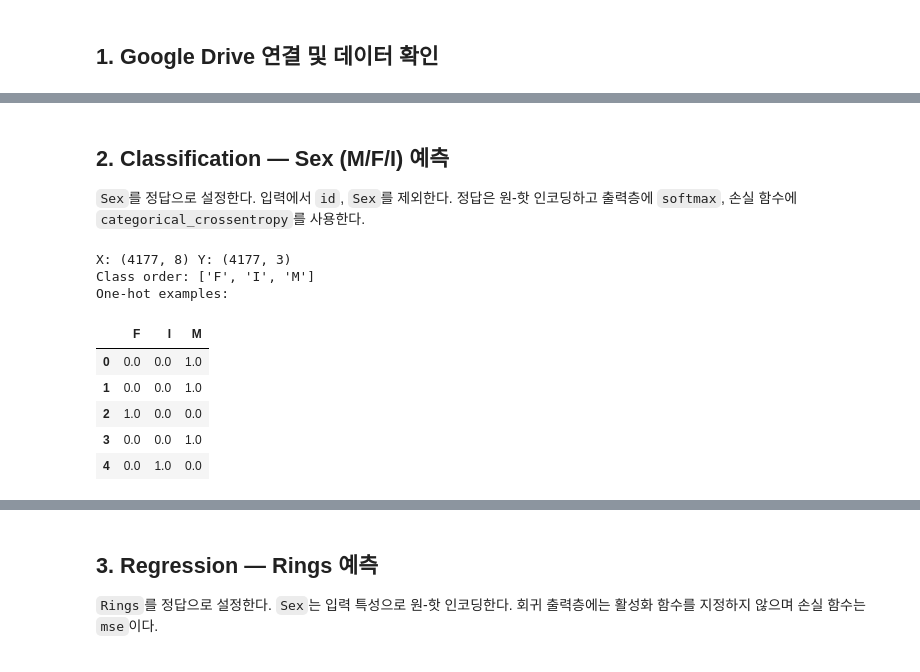
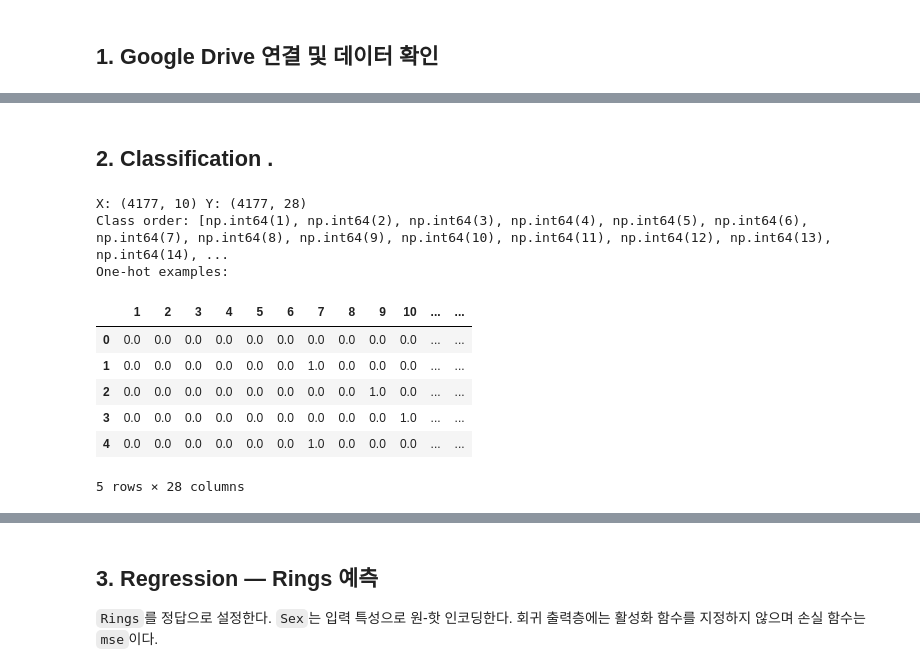
Before and after one commit to dldustj0715/machine_learning, a Jupyter notebook: week06/abalone_DL.ipynb, the cells around one changed output, grey strips where cells are left out. Drawn from its saved outputs; the diff is of its cells as text; code cells hidden in the pictures.

```diff
--- a/week06/abalone_DL.ipynb
+++ b/week06/abalone_DL.ipynb
@@ -50,28 +50,39 @@ M    1528
 I    1342
 F    1307
 Name: count, dtype: int64
-# %% [markdown]
-## 2. Classification — Sex (M/F/I) 예측
-`Sex`를 정답으로 설정한다. 입력에서 `id`, `Sex`를 제외한다. 정답은 원-핫 인코딩하고 출력층에 `softmax`, 손실 함수에 `categorical_crossentropy`를 사용한다.
+# %% [markdown]
+## 2. Classification .
 # %%
-X_cls = df.drop(columns=['id', 'Sex']).values.astype('float32')
-y_cls = df['Sex']
-classes = ['F', 'I', 'M']
-Y_cls = pd.get_dummies(y_cls).reindex(columns=classes, fill_value=0).values.astype('float32')
+# 입력 데이터: id, Rings 제외
+X_cls = pd.get_dummies(
+    df.drop(columns=['id', 'Rings']),
+    columns=['Sex'],
+    dtype=int
+).values.astype('float32')
+
+# 정답 데이터: Rings
+y_cls = df['Rings']
+
+# Rings를 원-핫 인코딩
+classes = sorted(y_cls.unique())
+Y_cls = pd.get_dummies(y_cls).reindex(
+    columns=classes, fill_value=0
+).values.astype('float32')
 
 print('X:', X_cls.shape, 'Y:', Y_cls.shape)
 print('Class order:', classes)
 print('One-hot examples:')
 display(pd.DataFrame(Y_cls[:5], columns=classes))
 # %% [output]
-X: (4177, 8) Y: (4177, 3)
-Class order: ['F', 'I', 'M']
+X: (4177, 10) Y: (4177, 28)
+Class order: [np.int64(1), np.int64(2), np.int64(3), np.int64(4), np.int64(5), np.int64(6), np.int64(7), np.int64(8), np.int64(9), np.int64(10), np.int64(11), np.int64(12), np.int64(13), np.int64(14), ...
 One-hot examples:
-|  | F | I | M |
-| 0 | 0.0 | 0.0 | 1.0 |
-| 1 | 0.0 | 0.0 | 1.0 |
-| 2 | 1.0 | 0.0 | 0.0 |
-| 3 | 0.0 | 0.0 | 1.0 |
-| 4 | 0.0 | 1.0 | 0.0 |
+|  | 1 | 2 | 3 | 4 | 5 | 6 | 7 | 8 | 9 | 10 | ... | ... |
+| 0 | 0.0 | 0.0 | 0.0 | 0.0 | 0.0 | 0.0 | 0.0 | 0.0 | 0.0 | 0.0 | ... | ... |
+| 1 | 0.0 | 0.0 | 0.0 | 0.0 | 0.0 | 0.0 | 1.0 | 0.0 | 0.0 | 0.0 | ... | ... |
+| 2 | 0.0 | 0.0 | 0.0 | 0.0 | 0.0 | 0.0 | 0.0 | 0.0 | 1.0 | 0.0 | ... | ... |
+| 3 | 0.0 | 0.0 | 0.0 | 0.0 | 0.0 | 0.0 | 0.0 | 0.0 | 0.0 | 1.0 | ... | ... |
+| 4 | 0.0 | 0.0 | 0.0 | 0.0 | 0.0 | 0.0 | 1.0 | 0.0 | 0.0 | 0.0 | ... | ... |
+5 rows × 28 columns
 # %%
 Xc_train, Xc_test, Yc_train, Yc_test = train_test_split(
```
Also changed, not shown: parts of 10 cells of this notebook.
